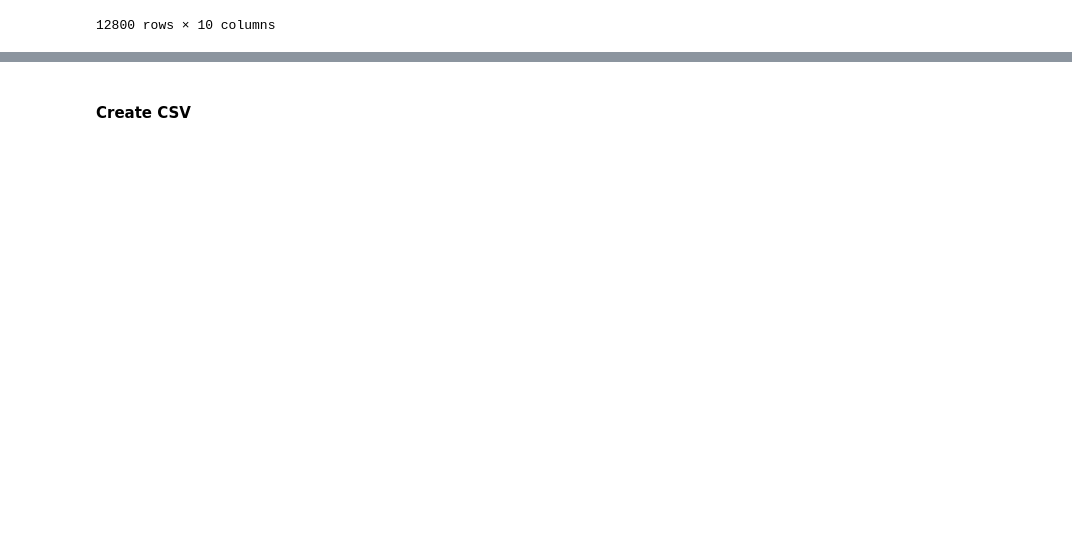
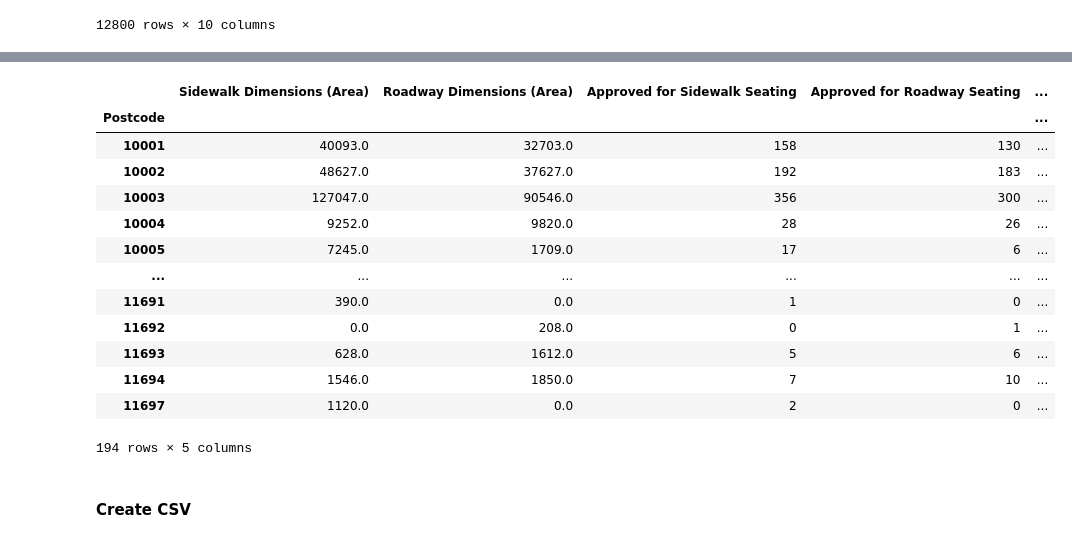
Before and after one commit to MatthewDShen/rat-city, a Jupyter notebook: open_restaurants.ipynb, the cells around one changed output, grey strips where cells are left out. Drawn from its saved outputs; the diff is of its cells as text; code cells hidden in the pictures; blank space fills up the shorter version.

```diff
--- a/open_restaurants.ipynb
+++ b/open_restaurants.ipynb
@@ -205,3 +201,26 @@ processed_openRest_sum
+# %%
+curr_openRest = curr_openRest.drop(['CAMIS', 'Food Service Establishment Permit #', 'Latitude', 'Longitude'], axis=1)
+# %%
+# groupby zipcode for getting number of open restaurants by zip code
+curr_openRest_avg = curr_openRest.groupby(by='Postcode').mean()
+
+curr_openRest_sum = curr_openRest.groupby(by='Postcode').sum()
+curr_openRest_sum
+# %% [output]
+|  | Sidewalk Dimensions (Area) | Roadway Dimensions (Area) | Approved for Sidewalk Seating | Approved for Roadway Seating | ... |
+| Postcode |  |  |  |  | ... |
+| 10001 | 40093.0 | 32703.0 | 158 | 130 | ... |
+| 10002 | 48627.0 | 37627.0 | 192 | 183 | ... |
+| 10003 | 127047.0 | 90546.0 | 356 | 300 | ... |
+| 10004 | 9252.0 | 9820.0 | 28 | 26 | ... |
+| 10005 | 7245.0 | 1709.0 | 17 | 6 | ... |
+| ... | ... | ... | ... | ... | ... |
+| 11691 | 390.0 | 0.0 | 1 | 0 | ... |
+| 11692 | 0.0 | 208.0 | 0 | 1 | ... |
+| 11693 | 628.0 | 1612.0 | 5 | 6 | ... |
+| 11694 | 1546.0 | 1850.0 | 7 | 10 | ... |
+| 11697 | 1120.0 | 0.0 | 2 | 0 | ... |
+194 rows × 5 columns
 # %% [markdown]
 #### Create CSV
 # %%
```
Also changed, not shown: parts of 9 cells of this notebook, 1 other file.
